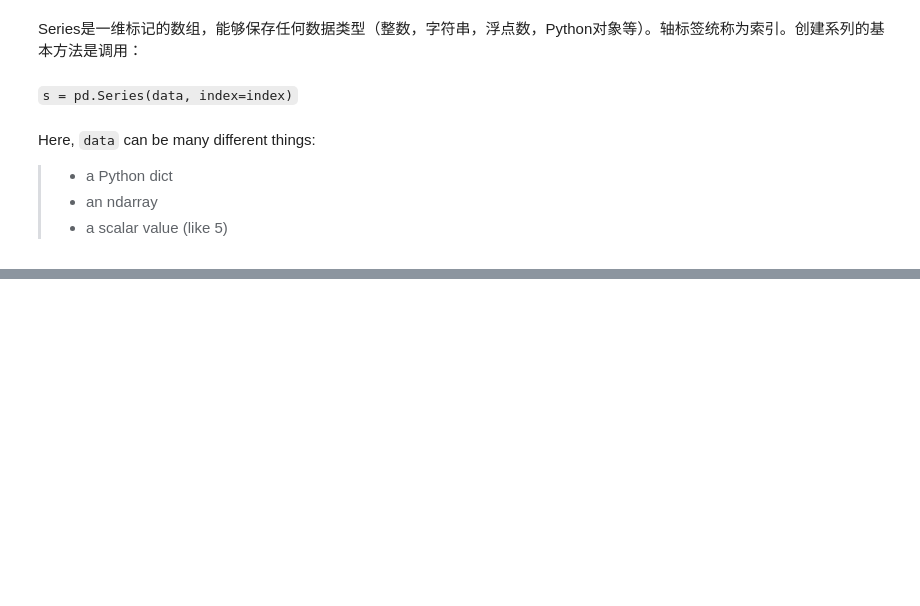
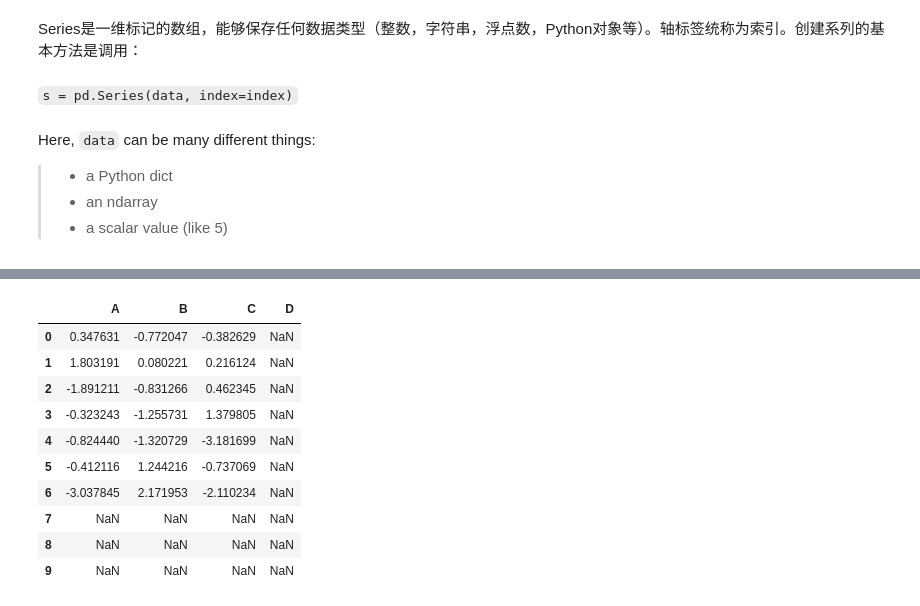
Before and after one commit to Fan-Anguo/pf-pandas, a Jupyter notebook: 02-Intro to Data Structures.ipynb, the cells around one changed output, grey strips where cells are left out. Drawn from its saved outputs; the diff is of its cells as text; code cells hidden in the pictures; blank space fills up the shorter version.

```diff
--- a/02-Intro to Data Structures.ipynb
+++ b/02-Intro to Data Structures.ipynb
@@ -32,0 +800,14 @@ Here, `data` can be many different things:
+# %%
+df + df2
+# %% [output]
+|  | A | B | C | D |
+| 0 | 0.347631 | -0.772047 | -0.382629 | NaN |
+| 1 | 1.803191 | 0.080221 | 0.216124 | NaN |
+| 2 | -1.891211 | -0.831266 | 0.462345 | NaN |
+| 3 | -0.323243 | -1.255731 | 1.379805 | NaN |
+| 4 | -0.824440 | -1.320729 | -3.181699 | NaN |
+| 5 | -0.412116 | 1.244216 | -0.737069 | NaN |
+| 6 | -3.037845 | 2.171953 | -2.110234 | NaN |
+| 7 | NaN | NaN | NaN | NaN |
+| 8 | NaN | NaN | NaN | NaN |
+| 9 | NaN | NaN | NaN | NaN |
```
Also changed, not shown: parts of 154 cells of this notebook, 2 other files.
